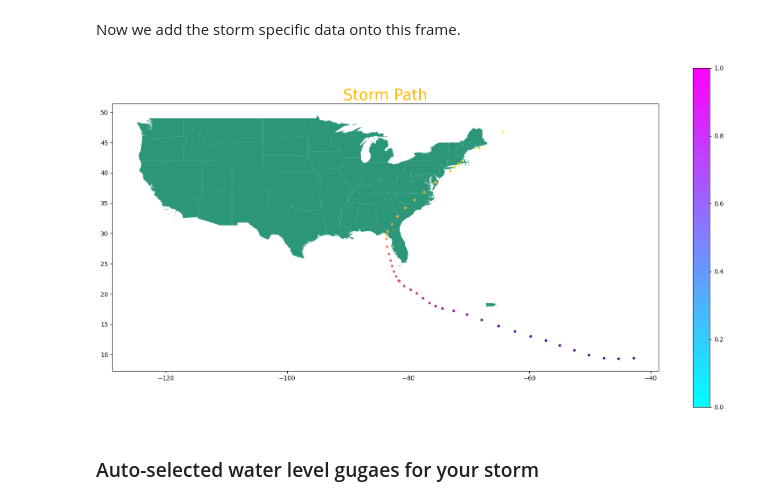
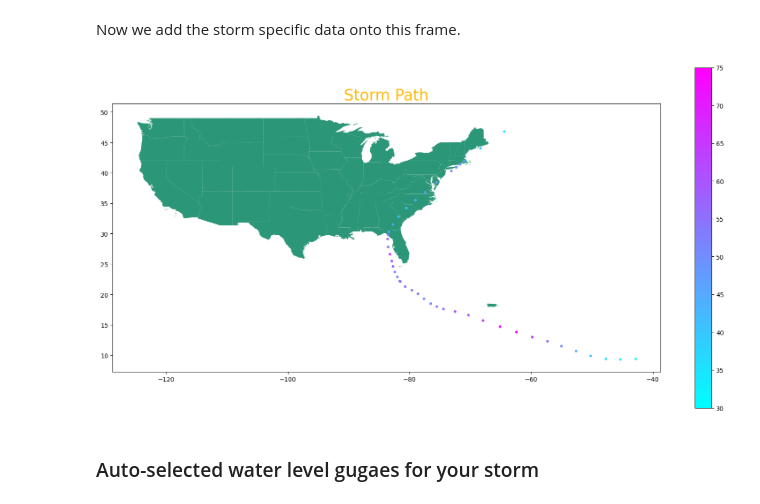
Before and after one commit to MaxPaiPai/auto_storm, a Jupyter notebook: auto_analysis_notebook/auto_analysis.ipynb, the cells around one changed output. Drawn from its saved outputs; the diff is of its cells as text; code cells hidden in the pictures.

```diff
--- a/auto_analysis_notebook/auto_analysis.ipynb
+++ b/auto_analysis_notebook/auto_analysis.ipynb
@@ -159,32 +158,33 @@ Now we add the storm specific data onto this frame.
 # %%
 # Extract coordinates information from storm data
 location = []
+strength = []
 for i in range(len(storm)):
     lat_raw = re.findall(r'\d+',storm[i][6])
     lon_raw = re.findall(r'\d+',storm[i][7])
+    stren_raw = re.findall(r'\d+',storm[i][8])
     lat = float(int(lat_raw[0])/10)
     lon = float(int(lon_raw[0])/10)
+    stren = float(stren_raw[0])
     location.append((-lon, lat))
-d = {'coord': location}
+    strength.append(stren)
+d = {'coord': location, 'strength': strength}
 df = pd.DataFrame(data=d)
 
 # Change coordinates to GeoPoints
 df['coord'] = df['coord'].apply(Point)
 
 # Geopandas read in this new coordinate dataframe
 df = geopandas.GeoDataFrame(df, geometry='coord')
 
 # Plot storm data on top of the topography frame
 fig, ax = plt.subplots(1, figsize=(20,10))
 base = country[country['NAME'].isin(['Alaska', 'Hawaii'])==False].plot(color = '#2C9678', figsize=(60,30), ax = ax)
-sm = plt.cm.ScalarMappable(cmap='cool')
-plt.colorbar(sm)
-
-df.plot(ax = base, legend=True, c=location[0], cmap='plasma',marker='.', )
+df.plot(ax = base, column='strength', cmap='cool',marker='.', legend=True,)
 ax.set_title('Storm Path', color = '#FEBA07', fontsize=25)
 plt.show()
 # %% [output]
-[figure, old version]
+[figure, new version]
 # %% [markdown]
 ### Auto-selected water level gugaes for your storm
 # %% [markdown]
```
Also changed, not shown: parts of 12 cells of this notebook.
